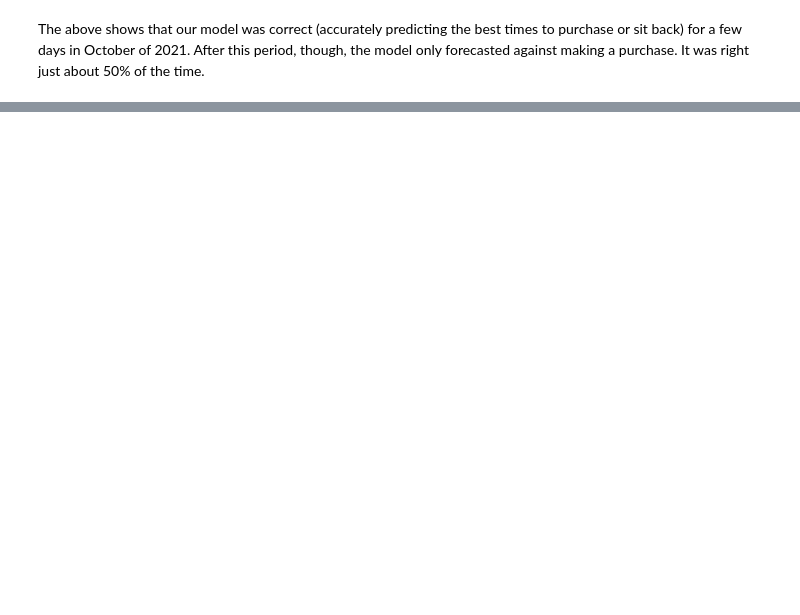
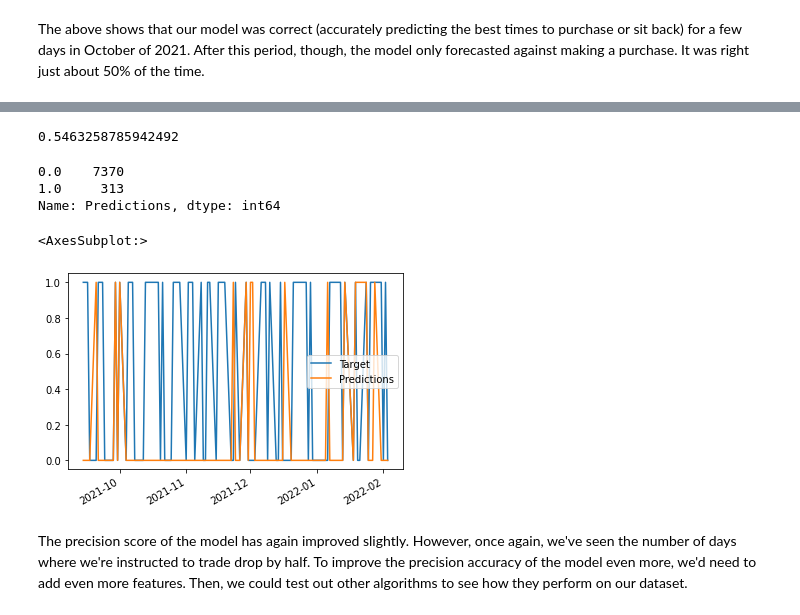
Before and after one commit to rainfidelis/stock_price_prediction, a Jupyter notebook: stock_project.ipynb, the cells around one changed output, grey strips where cells are left out. Drawn from its saved outputs; the diff is of its cells as text; code cells hidden in the pictures; blank space fills up the shorter version.

```diff
--- a/stock_project.ipynb
+++ b/stock_project.ipynb
@@ -202,0 +294,5 @@ The above shows that our model was correct (accurately predicting the best times
+# %%
+# Generate and add the weekly trend data to the dataset
+
+weekly_trend = data.shift(1).rolling(7).sum()["Target"]
+data["weekly_trend"] = weekly_trend
@@ -202,0 +303,5 @@ The above shows that our model was correct (accurately predicting the best times
+# %%
+# Calculate the ratios between different indicators
+data["open_close_ratio"] = data["Open"]/data["Close"]
+data["high_close_ratio"] = data["High"]/data["Close"]
+data["low_close_ratio"] = data["Low"]/data["Close"]
@@ -202,0 +321,27 @@ The above shows that our model was correct (accurately predicting the best times
+# %%
+# Update the predictors ahead of new round of testing
+
+new_predictors = ["weekly_mean", "quarterly_mean", "annual_mean", "annual_weekly_mean",
+                    "annual_quarterly_mean", "weekly_trend", "open_close_ratio",
+                    "high_close_ratio", "low_close_ratio"]
+
+all_predictors = predictors + new_predictors
+# %%
+predictions = backtest(data.iloc[365:], model, all_predictors)
+# %%
+precision_score(predictions["Target"], predictions["Predictions"])
+# %% [output]
+0.5463258785942492
+# %%
+predictions["Predictions"].value_counts()
+# %% [output]
+0.0    7370
+1.0     313
+Name: Predictions, dtype: int64
+# %%
+predictions.iloc[-100:].plot()
+# %% [output]
+<AxesSubplot:>
+[figure, added]
+# %% [markdown]
+The precision score of the model has again improved slightly. However, once again, we've seen the number of days where we're instructed to trade drop by half. To improve the precision accuracy of the model even more, we'd need to add even more features. Then, we could test out other algorithms to see how they perform on our dataset.
```
Also changed, not shown: parts of 22 cells of this notebook.
